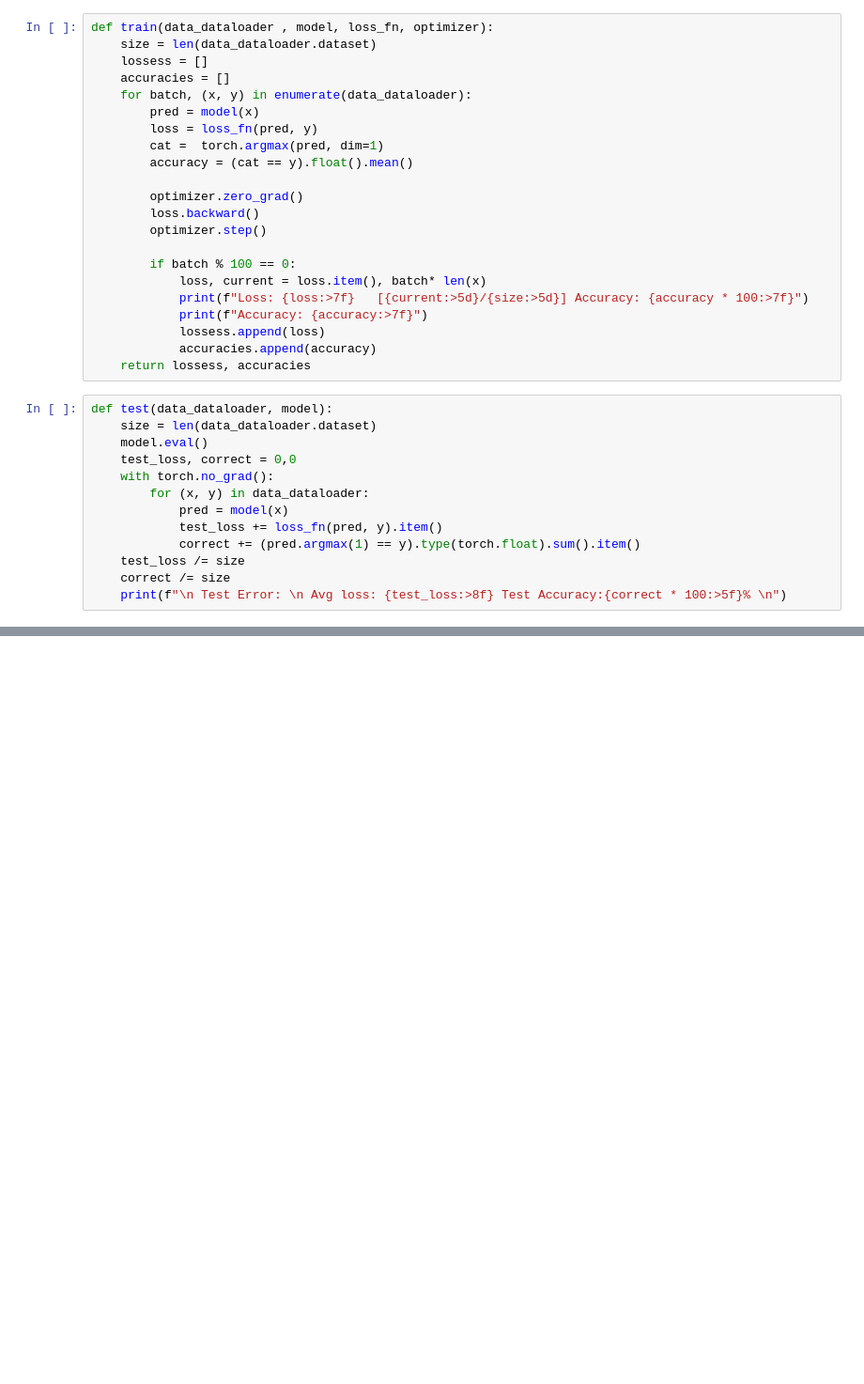
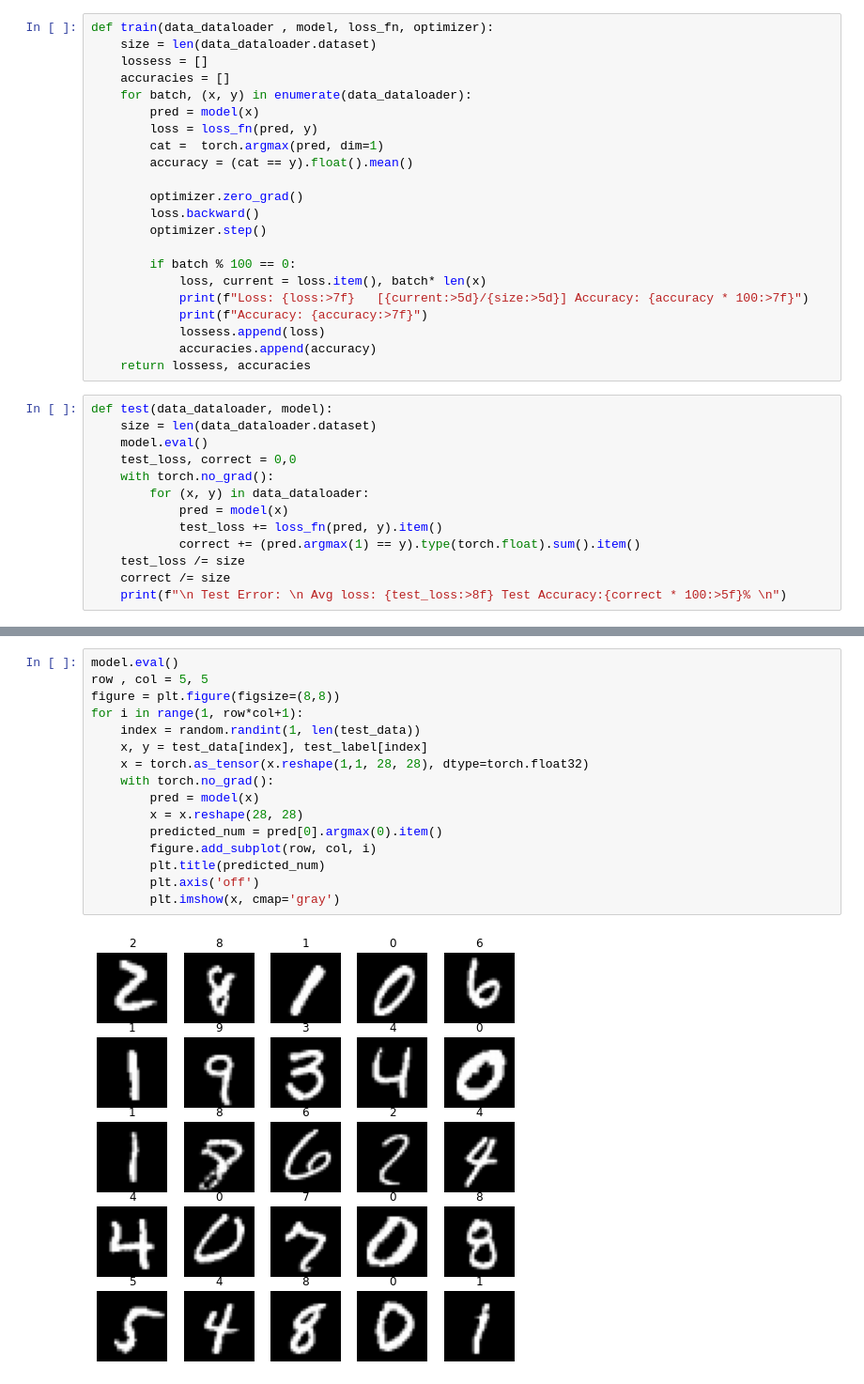
Before and after one commit to Panas18/Mnist-Handwritten, a Jupyter notebook: MnistCNN.ipynb, the cells around one changed output, grey strips where cells are left out. Shown at 94% size. Drawn from its saved outputs; the diff is of its cells as text; blank space fills up the shorter version.

```diff
--- a/MnistCNN.ipynb
+++ b/MnistCNN.ipynb
@@ -153,0 +148,18 @@ plt.show()
+# %%
+model.eval()
+row , col = 5, 5
+figure = plt.figure(figsize=(8,8))
+for i in range(1, row*col+1):
+    index = random.randint(1, len(test_data))
+    x, y = test_data[index], test_label[index]
+    x = torch.as_tensor(x.reshape(1,1, 28, 28), dtype=torch.float32)
+    with torch.no_grad():
+        pred = model(x)
+        x = x.reshape(28, 28)
+        predicted_num = pred[0].argmax(0).item()
+        figure.add_subplot(row, col, i)
+        plt.title(predicted_num)
+        plt.axis('off')
+        plt.imshow(x, cmap='gray')
+# %% [output]
+[figure, added]
```
Also changed, not shown: parts of 3 cells of this notebook, 1 other file.
